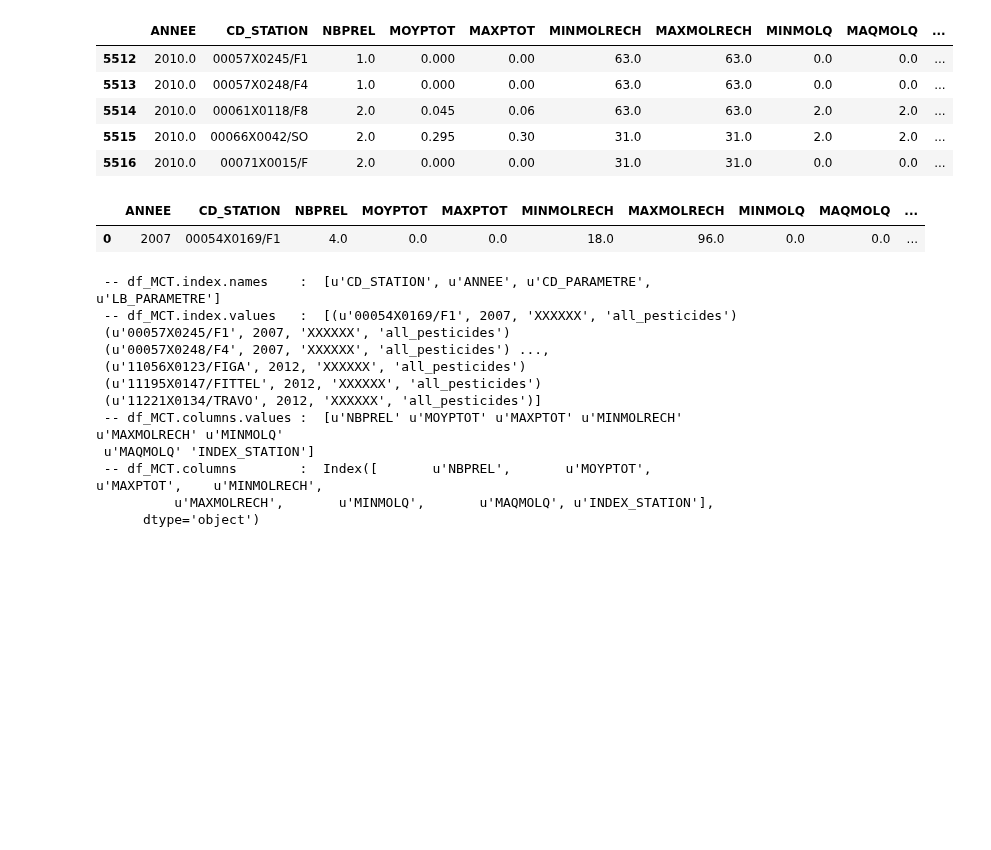
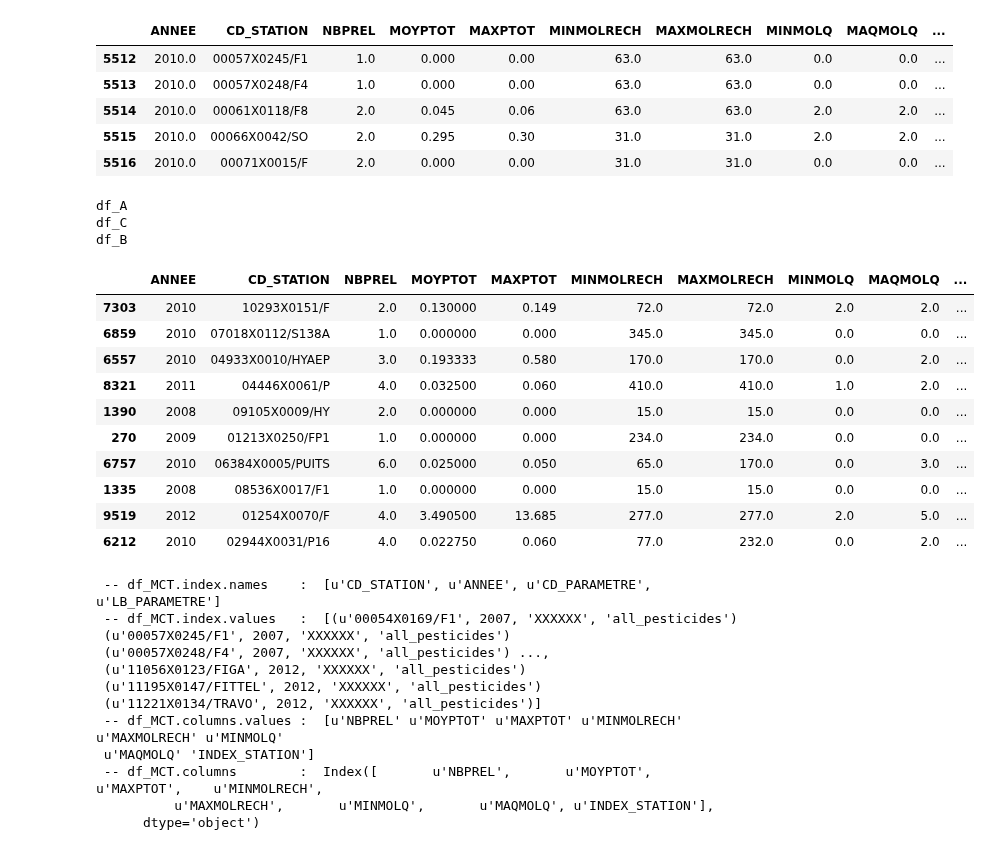
Before and after one commit to JulienParis/hydroviz, a Jupyter notebook: pesticides_analysis_03.ipynb, the cells around one changed output. Drawn from its saved outputs; the diff is of its cells as text; code cells hidden in the pictures; blank space fills up the shorter version.

```diff
--- a/pesticides_analysis_03.ipynb
+++ b/pesticides_analysis_03.ipynb
@@ -959,6 +963,18 @@ df_mct_2012["INDEX_STATION"] = df_mct_2012.apply(add_indexStation, axis=1)
 #checkDTypes(df_mct_2011)
 # %%
 #checkDTypes(df_mct_2012)
+# %%
+test_dict = {    "CODE_FAMILLE"  : { "count" : "df_A" },
+                 "CODE_FONCTION" : { "count" : "df_B" },
+                 "Type"          : { "count" : "df_C" }
+            }
+
+for k, v in test_dict.iteritems() :
+    print v["count"]
+# %% [output]
+df_A
+df_C
+df_B
 # %%
 #df_mct_2008.head()
 
@@ -995,11 +1011,20 @@ df_MCT   = ints2floats(df_MCT, to_float)
 # add column CD_PARAMETRE, LB_PARAMETRE
 df_MCT["CD_PARAMETRE"] = all_pesticides_code
 df_MCT["LB_PARAMETRE"] = "all_pesticides"
-# %%
-df_MCT.head(1)
-# %% [output]
-|  | ANNEE | CD_STATION | NBPREL | MOYPTOT | MAXPTOT | MINMOLRECH | MAXMOLRECH | MINMOLQ | MAQMOLQ | ... |
-| 0 | 2007 | 00054X0169/F1 | 4.0 | 0.0 | 0.0 | 18.0 | 96.0 | 0.0 | 0.0 | ... |
+# %%
+df_MCT.sample(10)
+# %% [output]
+|  | ANNEE | CD_STATION | NBPREL | MOYPTOT | MAXPTOT | MINMOLRECH | MAXMOLRECH | MINMOLQ | MAQMOLQ | ... |
+| 7303 | 2010 | 10293X0151/F | 2.0 | 0.130000 | 0.149 | 72.0 | 72.0 | 2.0 | 2.0 | ... |
+| 6859 | 2010 | 07018X0112/S138A | 1.0 | 0.000000 | 0.000 | 345.0 | 345.0 | 0.0 | 0.0 | ... |
+| 6557 | 2010 | 04933X0010/HYAEP | 3.0 | 0.193333 | 0.580 | 170.0 | 170.0 | 0.0 | 2.0 | ... |
+| 8321 | 2011 | 04446X0061/P | 4.0 | 0.032500 | 0.060 | 410.0 | 410.0 | 1.0 | 2.0 | ... |
+| 1390 | 2008 | 09105X0009/HY | 2.0 | 0.000000 | 0.000 | 15.0 | 15.0 | 0.0 | 0.0 | ... |
+| 270 | 2009 | 01213X0250/FP1 | 1.0 | 0.000000 | 0.000 | 234.0 | 234.0 | 0.0 | 0.0 | ... |
+| 6757 | 2010 | 06384X0005/PUITS | 6.0 | 0.025000 | 0.050 | 65.0 | 170.0 | 0.0 | 3.0 | ... |
+| 1335 | 2008 | 08536X0017/F1 | 1.0 | 0.000000 | 0.000 | 15.0 | 15.0 | 0.0 | 0.0 | ... |
+| 9519 | 2012 | 01254X0070/F | 4.0 | 3.490500 | 13.685 | 277.0 | 277.0 | 2.0 | 5.0 | ... |
+| 6212 | 2010 | 02944X0031/P16 | 4.0 | 0.022750 | 0.060 | 77.0 | 232.0 | 0.0 | 2.0 | ... |
 # %%
 
 # set index hierarchy
```
Also changed, not shown: parts of 2 cells of this notebook, 6 other files.
